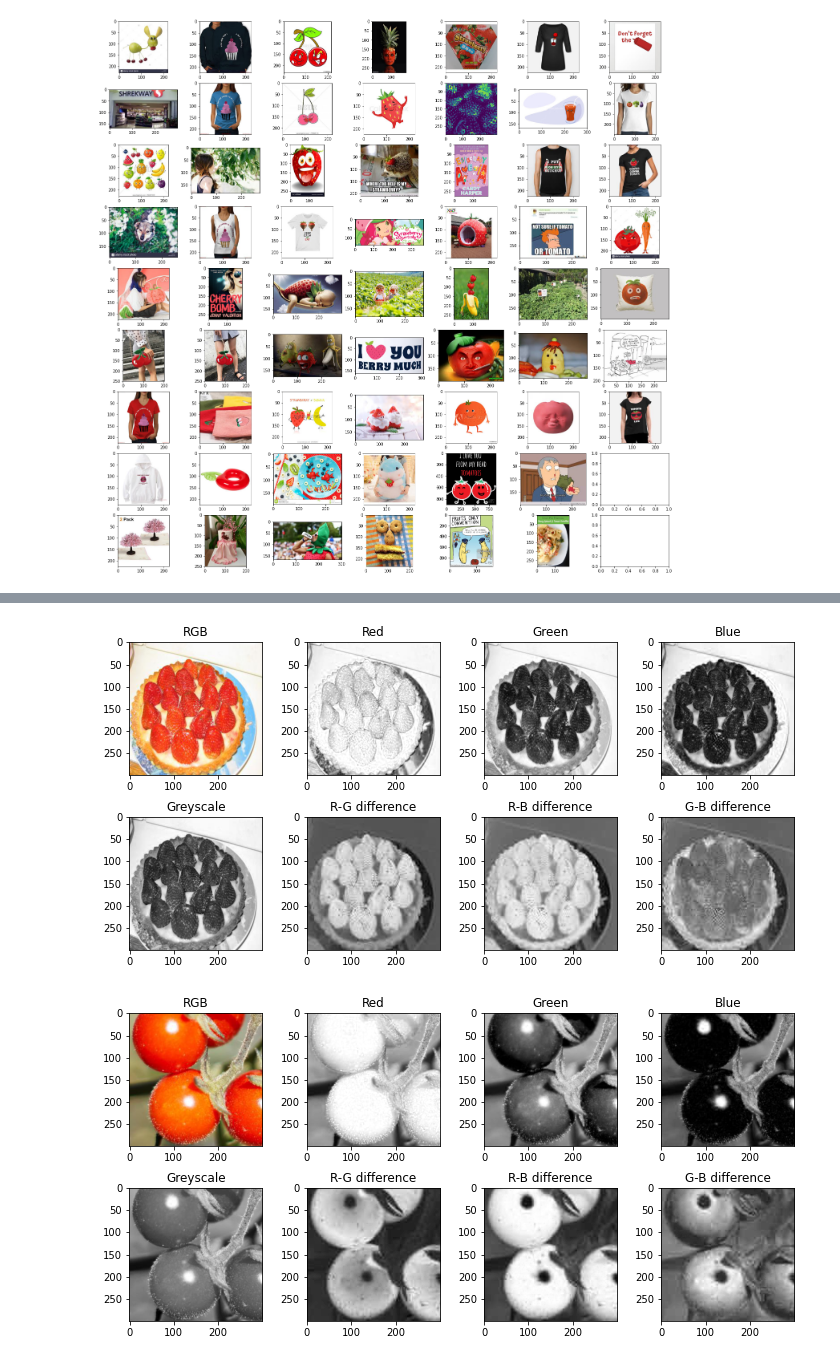
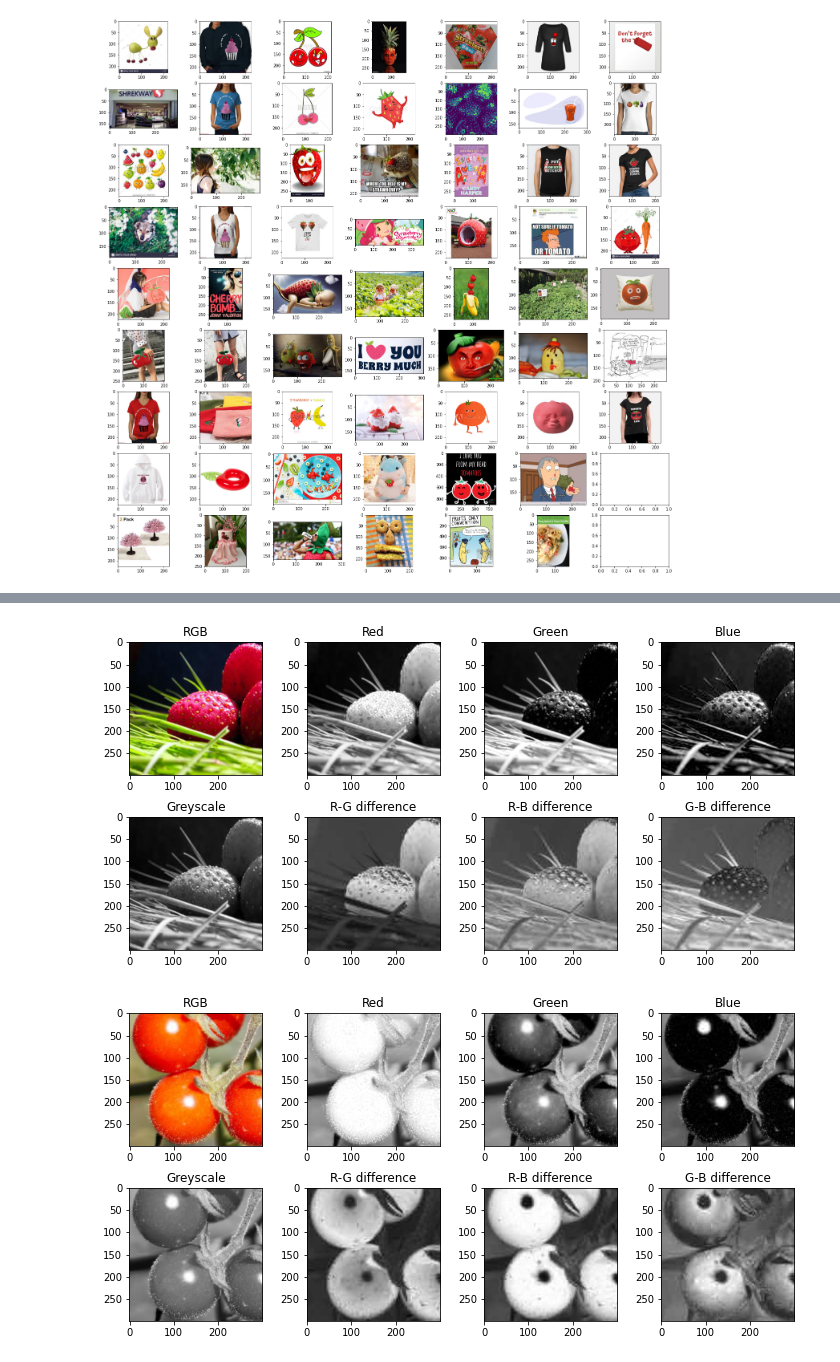
Before and after one commit to johnielb/FruitNet, a Jupyter notebook: eda.ipynb, the cells around one changed output, grey strips where cells are left out. Cells and saved outputs as stored; diff of their text form; code cells hidden in the pictures.

```diff
--- a/eda.ipynb
+++ b/eda.ipynb
@@ -124,7 +120,7 @@ plot_image_channels(X_train[y_train.index('cherry') + 6])
 # %%
-plot_image_channels(X_train[y_train.index('strawberry') + 4])
+plot_image_channels(X_train[y_train.index('strawberry')])
 # %% [output]
-[figure, old version]
+[figure, new version]
 # %%
 plot_image_channels(X_train[y_train.index('tomato') + 9])
 # %% [output]
```
Also changed, not shown: parts of 3 cells of this notebook, 1 other file.
